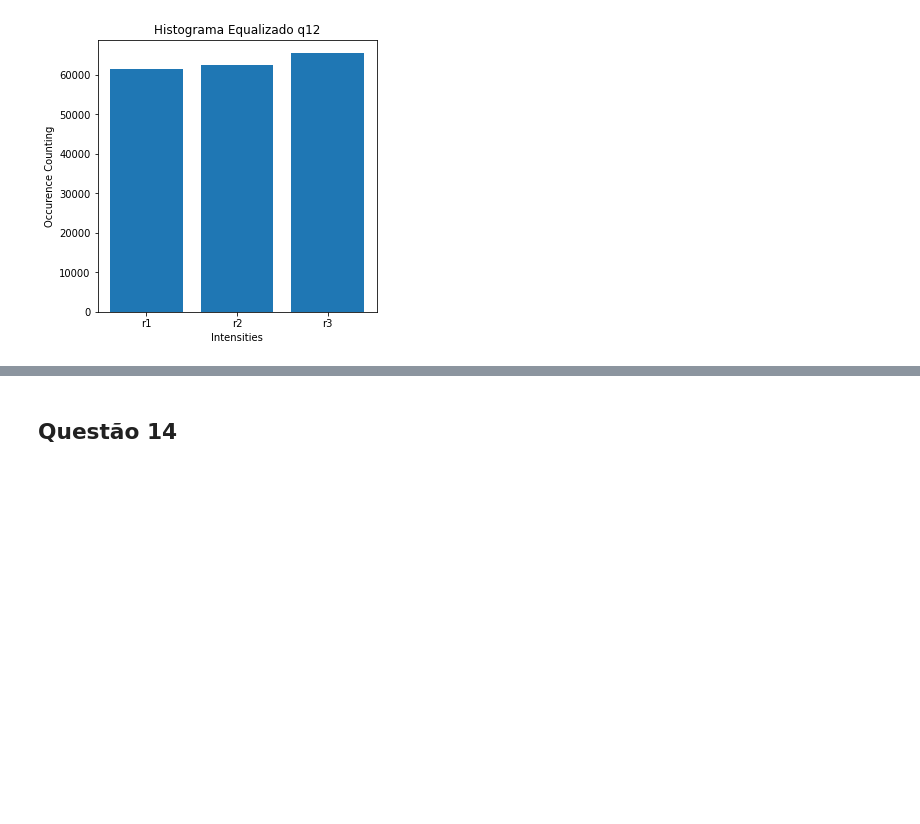
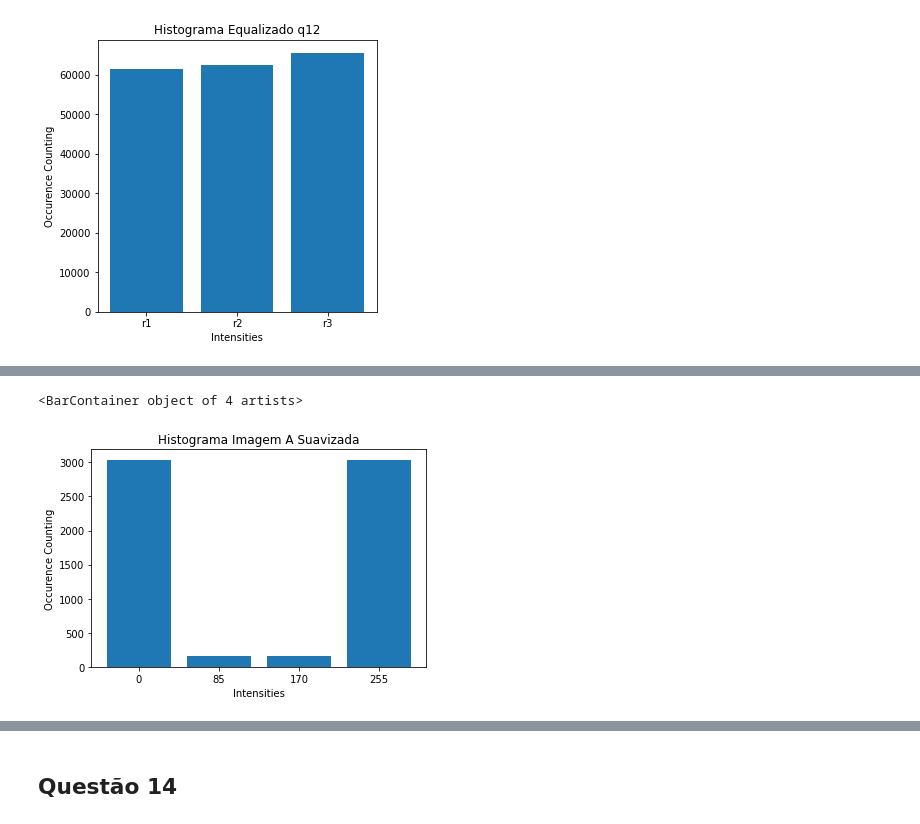
Before and after one commit to mtxslv/dca0445_dip, a Jupyter notebook: lista_periodo_2020_6/lista_pdi_mateus_de_assis.ipynb, the cells around one changed output, grey strips where cells are left out. Saved outputs shown, nothing was run; the diff lists cells and outputs as text; code cells hidden in the pictures; blank space fills up the shorter version.

```diff
--- a/lista_periodo_2020_6/lista_pdi_mateus_de_assis.ipynb
+++ b/lista_periodo_2020_6/lista_pdi_mateus_de_assis.ipynb
@@ -278,0 +310,2 @@ plt.bar([0,1,2],cum_hist, tick_label = ("r1","r2","r3"))
+# %%
+hist_a_suavizado = np.array([38*80,2*80,2*80,38*80]) # 0 85 170 255
@@ -278,0 +338,8 @@ plt.bar([0,1,2],cum_hist, tick_label = ("r1","r2","r3"))
+# %%
+plt.title("Histograma Imagem A Suavizada")
+plt.ylabel("Occurence Counting")
+plt.xlabel("Intensities")
+plt.bar([0,1,2,3],hist_a_suavizado, tick_label = ("0","85","170","255"))
+# %% [output]
+<BarContainer object of 4 artists>
+[figure, added]
```
Also changed, not shown: parts of 13 cells of this notebook, 2 other files.
